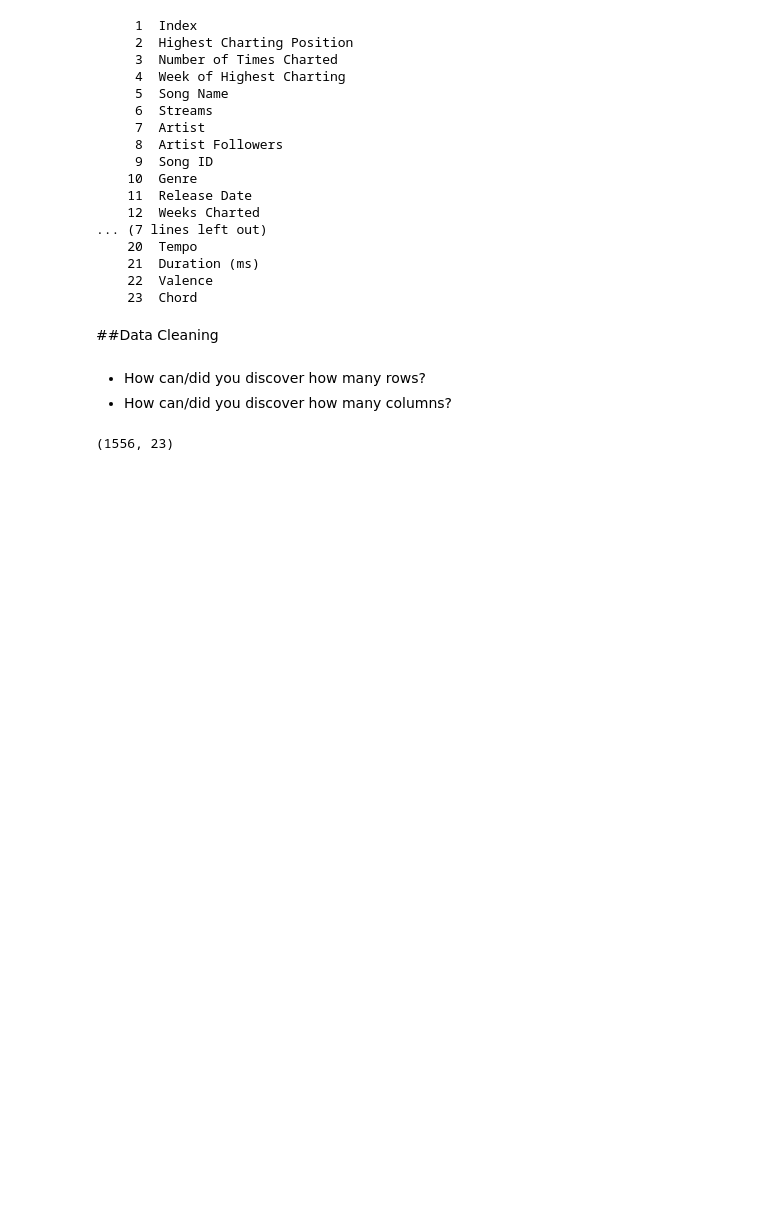
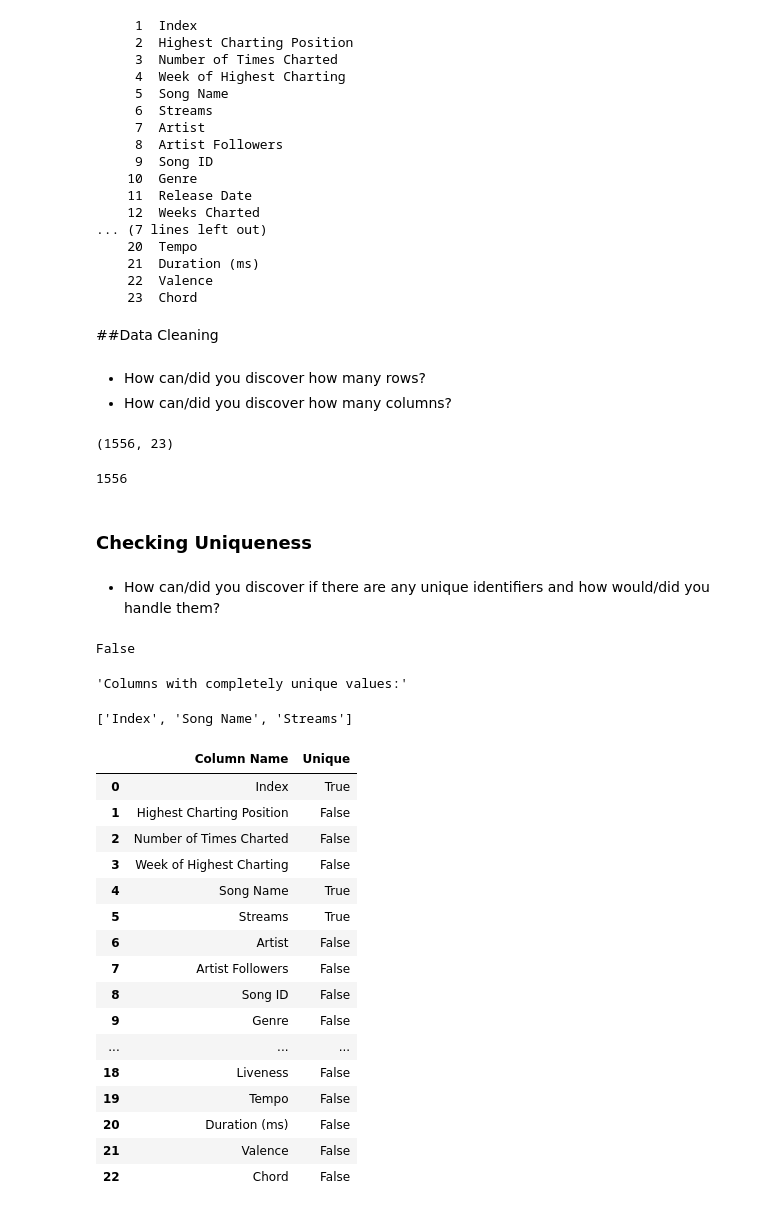
Before and after one commit to ikoghoddds-bit/Data-Science-Portfolio-C21, a Jupyter notebook: Projects/Project-4/Spotify_Pass_1.ipynb, the cells around one changed output. Saved outputs shown, nothing was run; the diff lists cells and outputs as text; code cells hidden in the pictures; blank space fills up the shorter version.

```diff
--- a/Projects/Project-4/Spotify_Pass_1.ipynb
+++ b/Projects/Project-4/Spotify_Pass_1.ipynb
@@ -139,3 +140,62 @@ drwxr-xr-x 1 root root   4096 Jun  4 13:32 sample_data
 df.shape
 # %% [output]
 (1556, 23)
+# %%
+df.shape[0]
+# %% [output]
+1556
+# %% [markdown]
+### Checking Uniqueness
+# %% [markdown]
+- How can/did you discover if there are any unique identifiers and how would/did you handle them?
+# %%
+# inspecting the column names, 'Index' and 'Song ID' stand out as unique identifiers.
+# 'Song ID' is a text-based code unique to each track on Spotify.
+
+df['Song ID'].is_unique
+# %% [output]
+False
+# %%
+unique_cols = [col for col in df.columns if df[col].is_unique]
+display("Columns with completely unique values:", unique_cols)
+# %% [output]
+'Columns with completely unique values:'
+['Index', 'Song Name', 'Streams']
+# %%
+# DataFrame containing all column names
+
+columns_list = [
+    "Index", "Highest Charting Position", "Number of Times Charted",
+    "Week of Highest Charting", "Song Name", "Streams", "Artist",
+    "Artist Followers", "Song ID", "Genre", "Release Date",
+    "Weeks Charted", "Popularity", "Danceability", "Energy",
+    "Loudness", "Speechiness", "Acousticness", "Liveness",
+    "Tempo", "Duration (ms)", "Valence", "Chord"
+]
+
+# Build a summary DataFrame
+uniqueness_df = pd.DataFrame({"Column Name": columns_list})
+
+# Check if each column in your actual dataset 'df' has entirely unique values
+uniqueness_df["Unique"] = [df[col].is_unique for col in uniqueness_df["Column Name"]]
+
+# Display the resulting table
+uniqueness_df
+# %% [output]
+|  | Column Name | Unique |
+| 0 | Index | True |
+| 1 | Highest Charting Position | False |
+| 2 | Number of Times Charted | False |
+| 3 | Week of Highest Charting | False |
+| 4 | Song Name | True |
+| 5 | Streams | True |
+| 6 | Artist | False |
+| 7 | Artist Followers | False |
+| 8 | Song ID | False |
+| 9 | Genre | False |
+| ... | ... | ... |
+| 18 | Liveness | False |
+| 19 | Tempo | False |
+| 20 | Duration (ms) | False |
+| 21 | Valence | False |
+| 22 | Chord | False |
```
Also changed, not shown: parts of 6 cells of this notebook.
